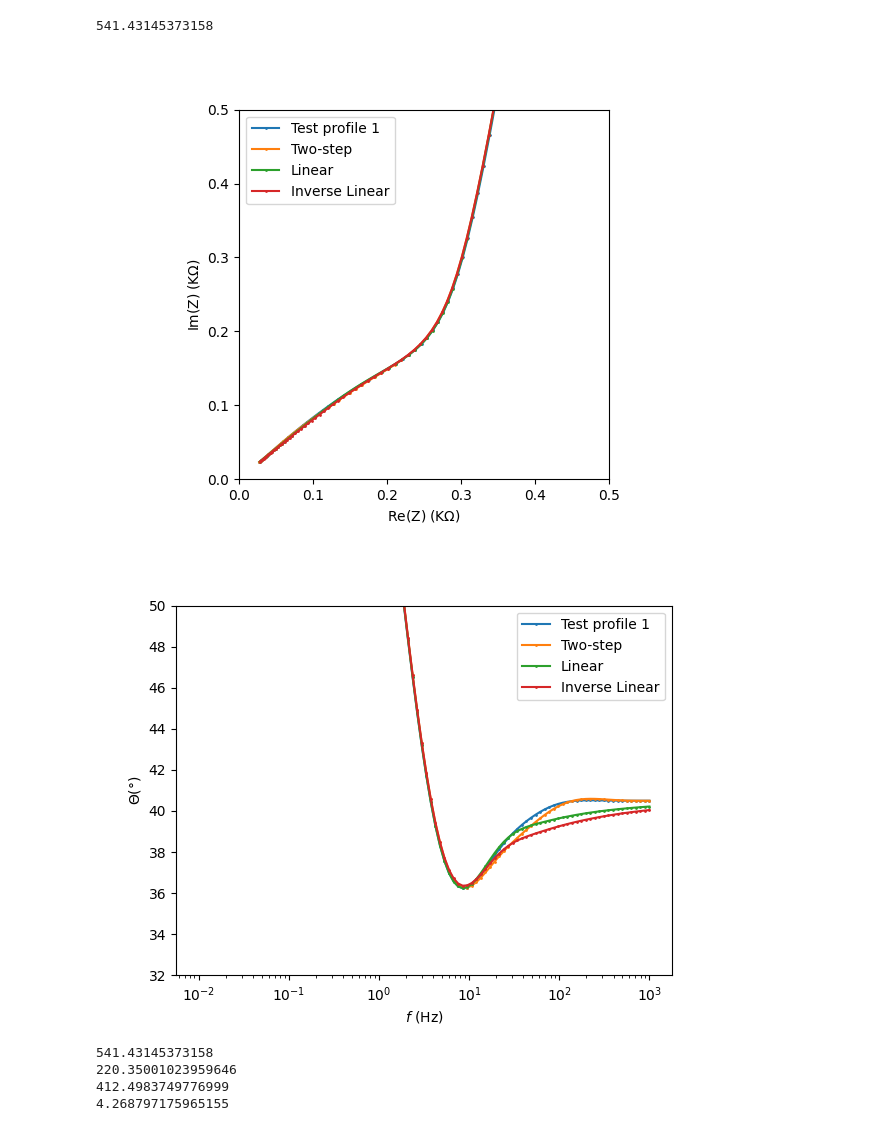
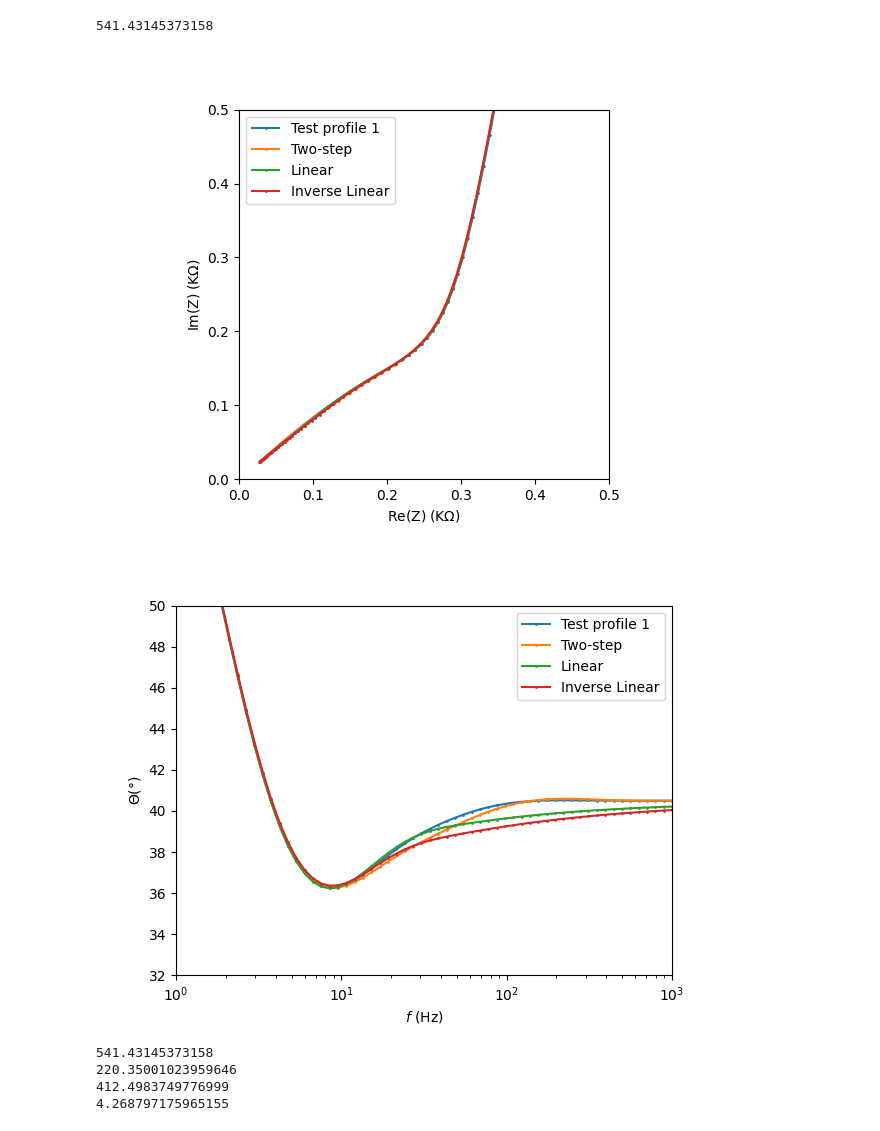
Before and after one commit to Yugal0/fitting-gen-arbitrary-eis, a Jupyter notebook: main_prof_1.ipynb, the cells around one changed output. Cells and saved outputs as stored; diff of their text form; code cells hidden in the pictures.

```diff
--- a/main_prof_1.ipynb
+++ b/main_prof_1.ipynb
@@ -274,34 +274,35 @@ ax.legend()
 # fig.savefig("nyq_prof1.png",dpi=400)
 fig.savefig("nyqfulltwo_demo.png",dpi=500)
 # ax.legend()
 # ax.xaxis.set_minor_locator(MultipleLocator(0.1))
 # ax.grid(True)
 
 fig2, ax2=plt.subplots()
 ax2.plot(freq_range,-np.angle(z_arbi,deg=True),marker=".",label="Test profile 1",ms=2)
 
 # ax2.plot(freq_range[int(len(freq_range)/2):len(freq_range)],np.full(int(len(freq_range)/2),-np.angle(z_arbi[len(z_arbi)-1],deg=True)),linestyle="--",color="black",label="Arbitrary")
 
 # np.full(int(len(freq_range)/2),np.full(len(freq_range)-np.min(-np.angle(z,deg=True))))
 
 # ax2.plot(freq_range[int(len(freq_range)/2):len(freq_range)],np.full(int(len(freq_range)/2),np.min(-np.angle(z,deg=True))),linestyle="--",color="black",label="Arbitrary")
 
 ax2.plot(np.logspace(-2,3,100),-np.angle(z_two,deg=True),marker=".",label="Two-step",ms=2)
 ax2.plot(np.logspace(-2,3,100),-np.angle(z_lin,deg=True),marker=".",label="Linear",ms=2)
 ax2.plot(np.logspace(-2,3,100),-np.angle(z_ilin,deg=True),marker=".",label="Inverse Linear",ms=2)
 ax2.legend()
 # axx.yaxis.set_minor_locator(MultipleLocator(0.5))
 ax2.set_ylabel("$\Theta (\degree)$")
 ax2.set_xlabel("$f$ (Hz)")
 ax2.set_xscale("log")
 ax2.set_ylim(32,50)
+ax2.set_xlim(1,1e3)
 # ax2.set_xmargin(1)
 fig2.savefig("bode_prof1.png",dpi=400)
 # fig2.savefig("bodetwo_demo.png",dpi=500)
 # ax2.grid(True)
 # %% [output]
 [figure]
-[figure, old version]
+[figure, new version]
 # %%
 # print(dip_angle)
 # print(R1_by_R2_two)
```
Also changed, not shown: 1 other file.
